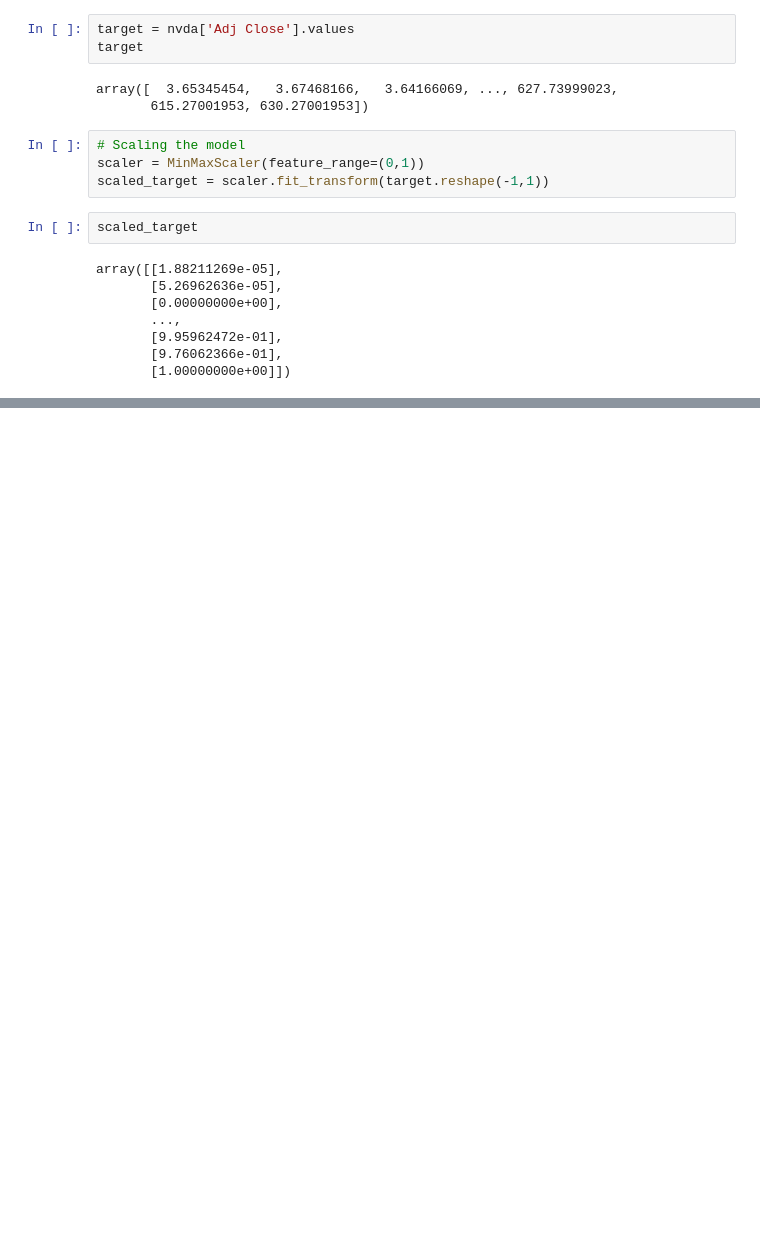
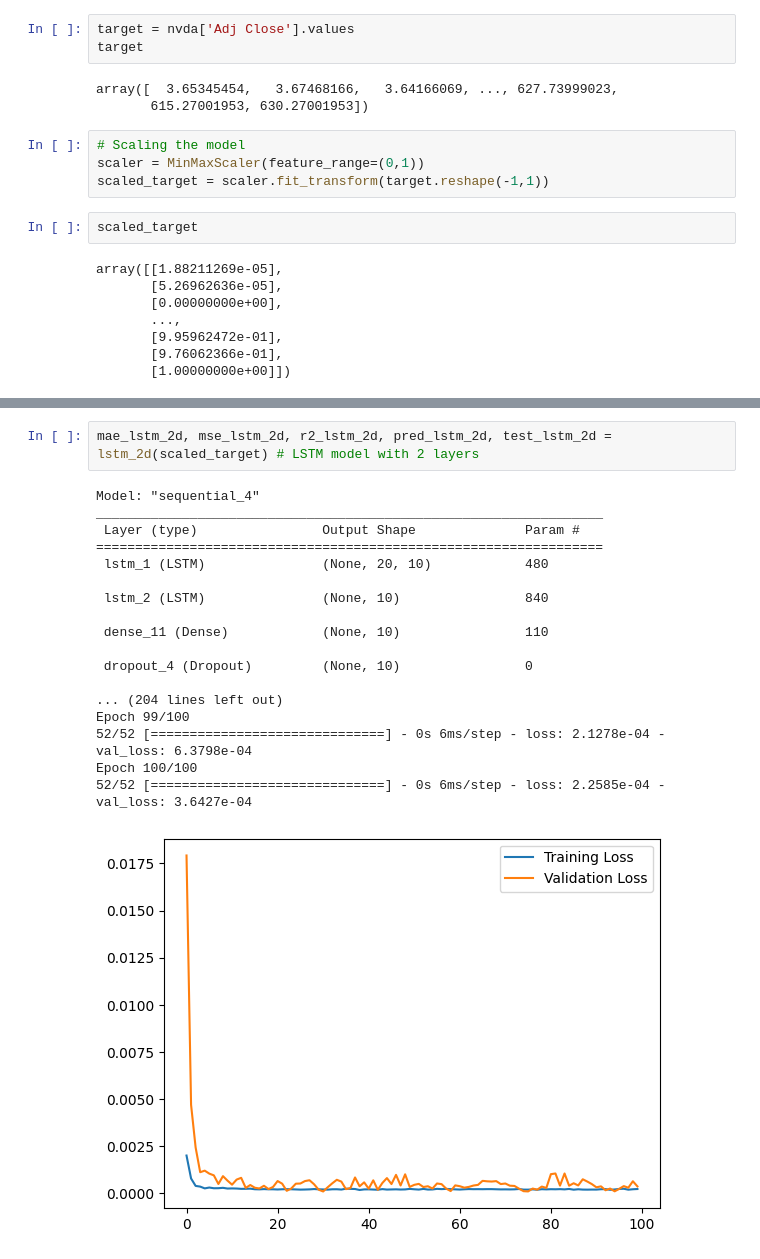
Before and after one commit to AvarusMaximus/Money-Bunny, a Jupyter notebook: non_bunny_models.ipynb, the cells around one changed output, grey strips where cells are left out. Cells and saved outputs as stored; diff of their text form; blank space fills up the shorter version.

```diff
--- a/non_bunny_models.ipynb
+++ b/non_bunny_models.ipynb
@@ -149,0 +346,21 @@ R2 Score: -1373.7713095629001
+# %%
+mae_lstm_2d, mse_lstm_2d, r2_lstm_2d, pred_lstm_2d, test_lstm_2d = lstm_2d(scaled_target) # LSTM model with 2 layers
+# %% [output]
+Model: "sequential_4"
+_________________________________________________________________
+ Layer (type)                Output Shape              Param #
+=================================================================
+ lstm_1 (LSTM)               (None, 20, 10)            480
+
+ lstm_2 (LSTM)               (None, 10)                840
+
+ dense_11 (Dense)            (None, 10)                110
+
+ dropout_4 (Dropout)         (None, 10)                0
+
+... (204 lines left out)
+Epoch 99/100
+52/52 [==============================] - 0s 6ms/step - loss: 2.1278e-04 - val_loss: 6.3798e-04
+Epoch 100/100
+52/52 [==============================] - 0s 6ms/step - loss: 2.2585e-04 - val_loss: 3.6427e-04
+[figure, added]
```
Also changed, not shown: parts of 16 cells of this notebook.
